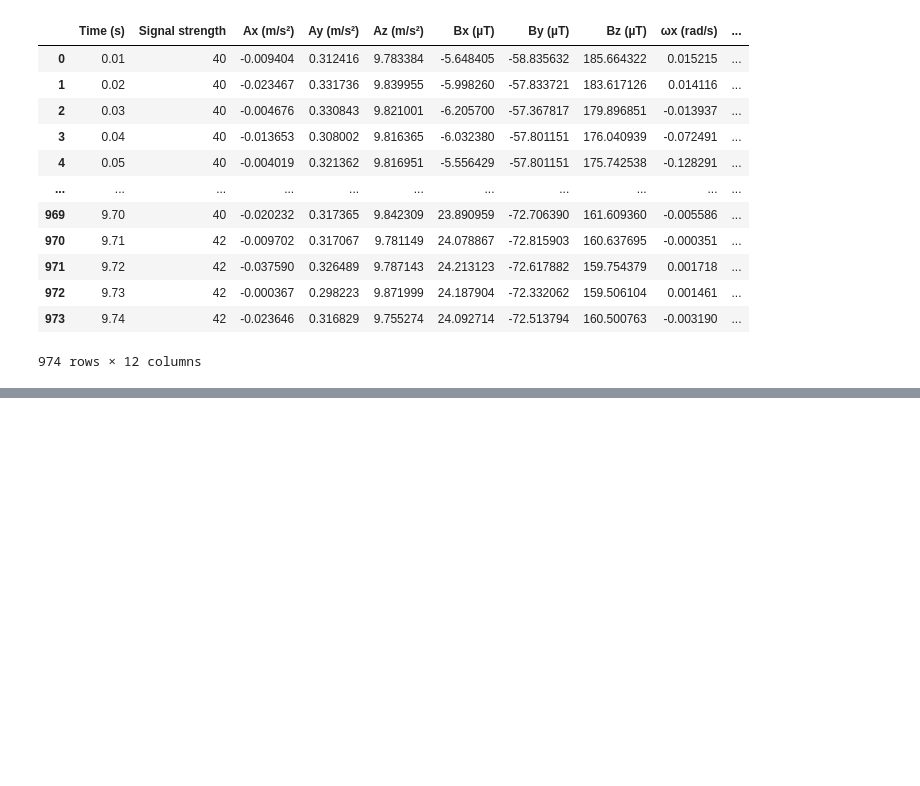
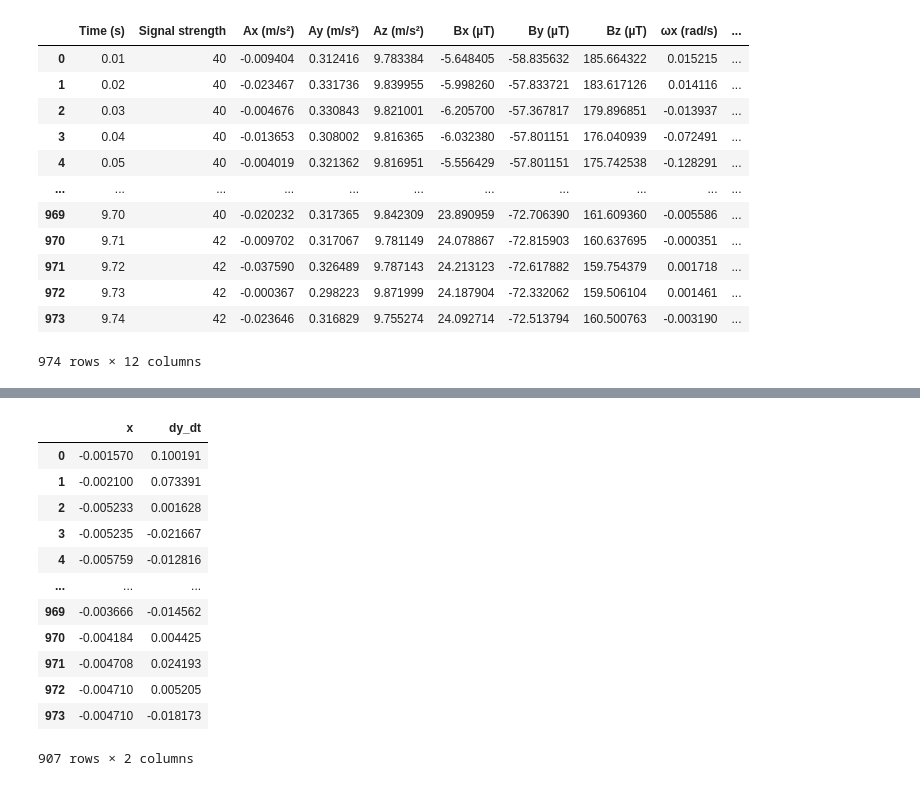
Before and after one commit to Faith-Qiao/physics5bl, a Jupyter notebook: lab12/lab12.ipynb, the cells around one changed output, grey strips where cells are left out. Saved outputs shown, nothing was run; the diff lists cells and outputs as text; code cells hidden in the pictures; blank space fills up the shorter version.

```diff
--- a/lab12/lab12.ipynb
+++ b/lab12/lab12.ipynb
@@ -194,0 +214,17 @@ averaged_data = data.groupby('x', as_index=False).mean()
+# %%
+data = data[(data['dy_dt'] > -1) & (data['dy_dt'] < 1)]
+data
+# %% [output]
+|  | x | dy_dt |
+| 0 | -0.001570 | 0.100191 |
+| 1 | -0.002100 | 0.073391 |
+| 2 | -0.005233 | 0.001628 |
+| 3 | -0.005235 | -0.021667 |
+| 4 | -0.005759 | -0.012816 |
+| ... | ... | ... |
+| 969 | -0.003666 | -0.014562 |
+| 970 | -0.004184 | 0.004425 |
+| 971 | -0.004708 | 0.024193 |
+| 972 | -0.004710 | 0.005205 |
+| 973 | -0.004710 | -0.018173 |
+907 rows × 2 columns
```
Also changed, not shown: parts of 8 cells of this notebook, 1 other file.
